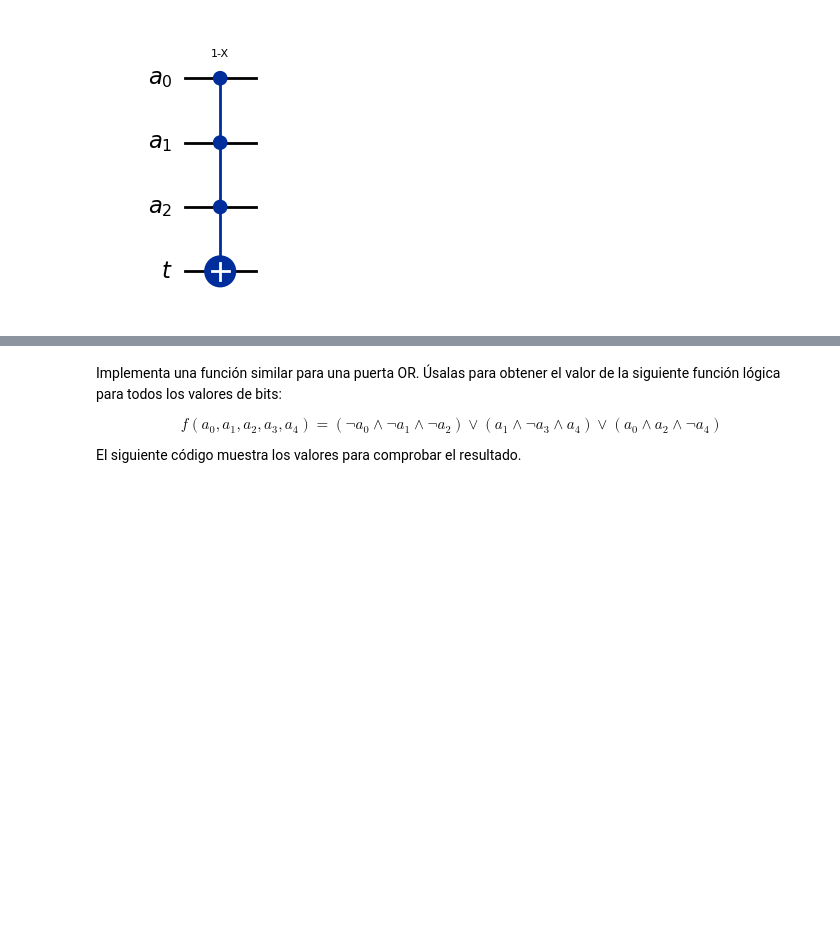
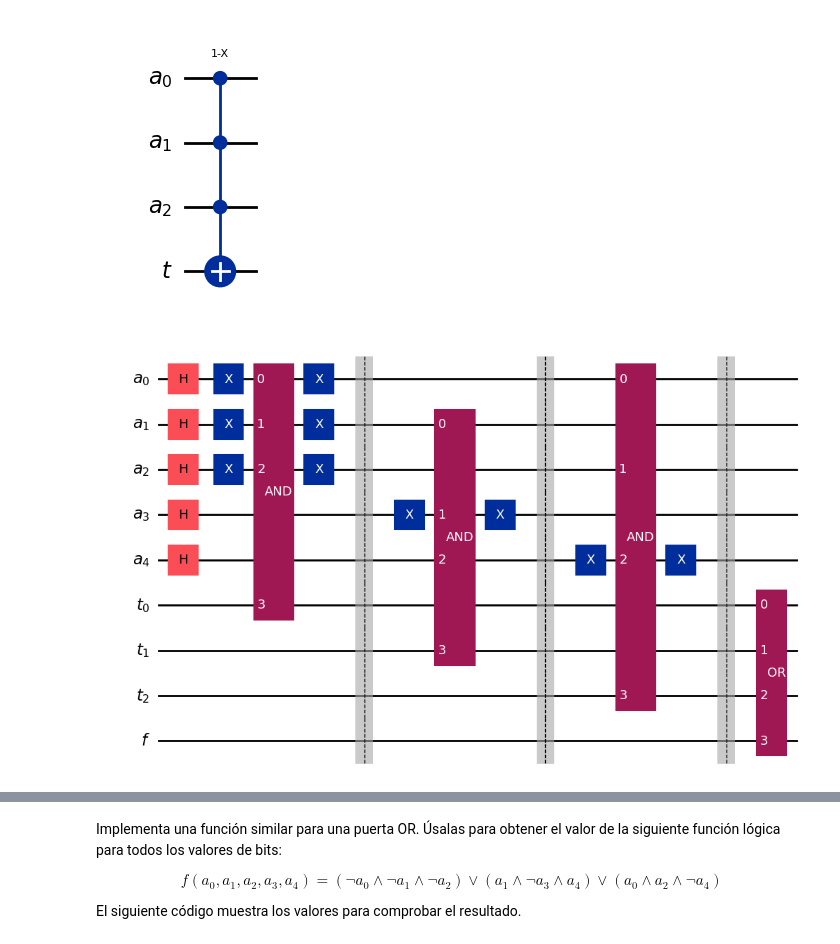
Before and after one commit to mateofra/CUANTICA, a Jupyter notebook: 02. Bits y Cúbits.ipynb, the cells around one changed output, grey strips where cells are left out. Drawn from its saved outputs; the diff is of its cells as text; code cells hidden in the pictures; blank space fills up the shorter version.

```diff
--- a/02. Bits y Cúbits.ipynb
+++ b/02. Bits y Cúbits.ipynb
@@ -1546,0 +1577,46 @@ display(qc.decompose().draw('mpl'))
+# %%
+from qiskit import QuantumRegister, ClassicalRegister, QuantumCircuit
+from qiskit.circuit.library import MCMTGate, XGate
+
+
+# ImplementaciÓn de OR
+
+def OrGate(n_controles):
+    qc_or = QuantumCircuit(n_controles + 1)
+    qc_or.x(range(n_controles)) # Negamos entradas
+    qc_or.append(MCMTGate(XGate(), n_controles, 1), range(n_controles + 1)) # AND
+    qc_or.x(range(n_controles + 1)) # Negamos entradas y salida
+    return qc_or.to_gate(label='OR')
+# %%
+# Implementación de f(a0,a1,a2,a3,a4)
+inputs = QuantumRegister(5, 'a')
+terms = QuantumRegister(3, 't')
+out = QuantumRegister(1, 'f')
+qc = QuantumCircuit(inputs, terms, out)
+
+qc.h(inputs)
+
+# Término 1: ( no a0 y no a1 y no a2)
+qc.x([inputs[0], inputs[1], inputs[2]])
+qc.append(AndGate(3), [inputs[0], inputs[1], inputs[2], terms[0]])
+qc.x([inputs[0], inputs[1], inputs[2]]) # reversible
+
+qc.barrier()
+# Término 2: (a1 y no a3 y a4)
+qc.x(inputs[3])
+qc.append(AndGate(3), [inputs[1], inputs[3], inputs[4], terms[1]])
+qc.x(inputs[3])
+
+qc.barrier()
+# Término 3: (a0 y a2 y no a4)
+qc.x(inputs[4])
+qc.append(AndGate(3), [inputs[0], inputs[2], inputs[4], terms[2]])
+qc.x(inputs[4])
+
+qc.barrier()
+# Final OR: T1 o T2 o T3
+qc.append(OrGate(3), [terms[0], terms[1], terms[2], out[0]])
+
+qc.draw('mpl')
+# %% [output]
+[figure, added]
```
Also changed, not shown: parts of 22 cells of this notebook.
